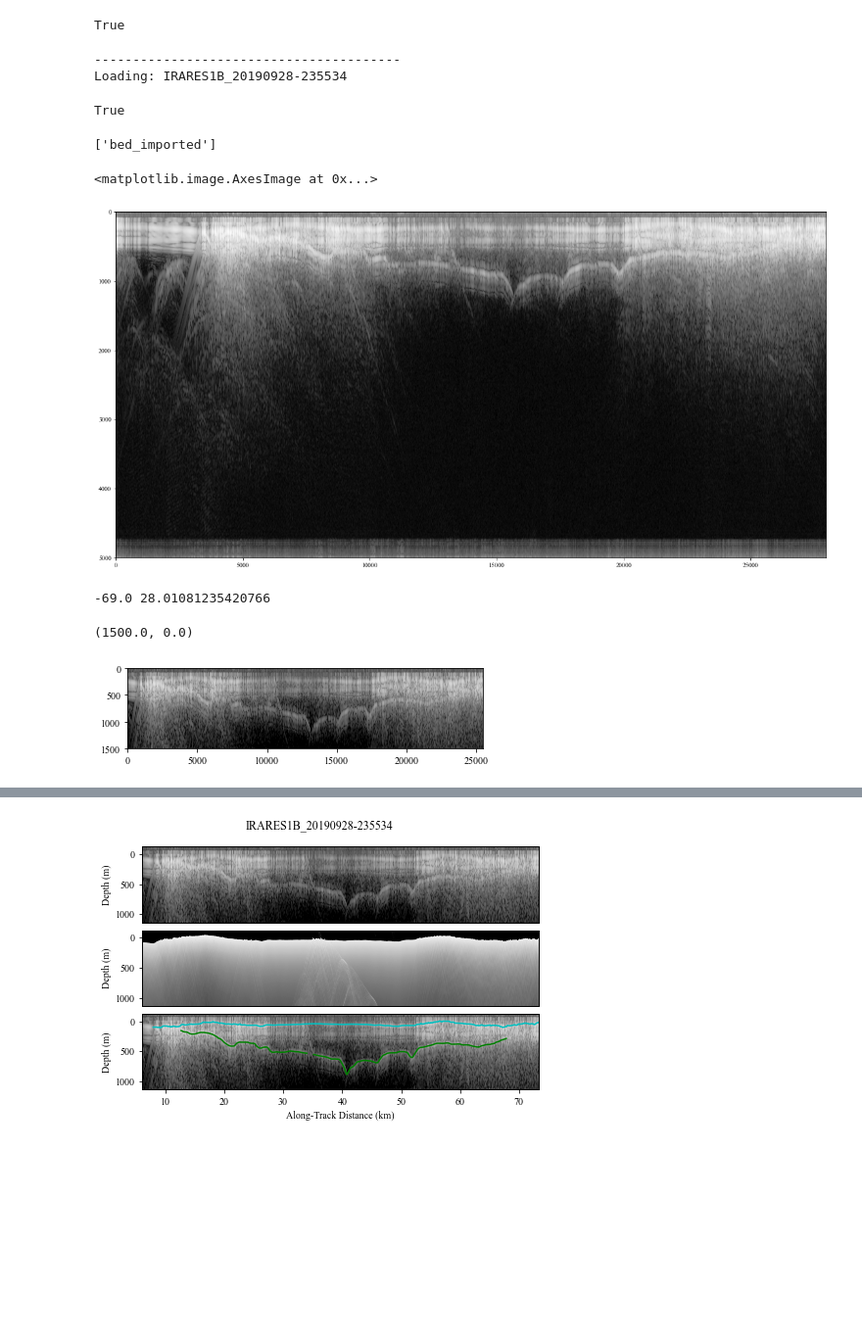
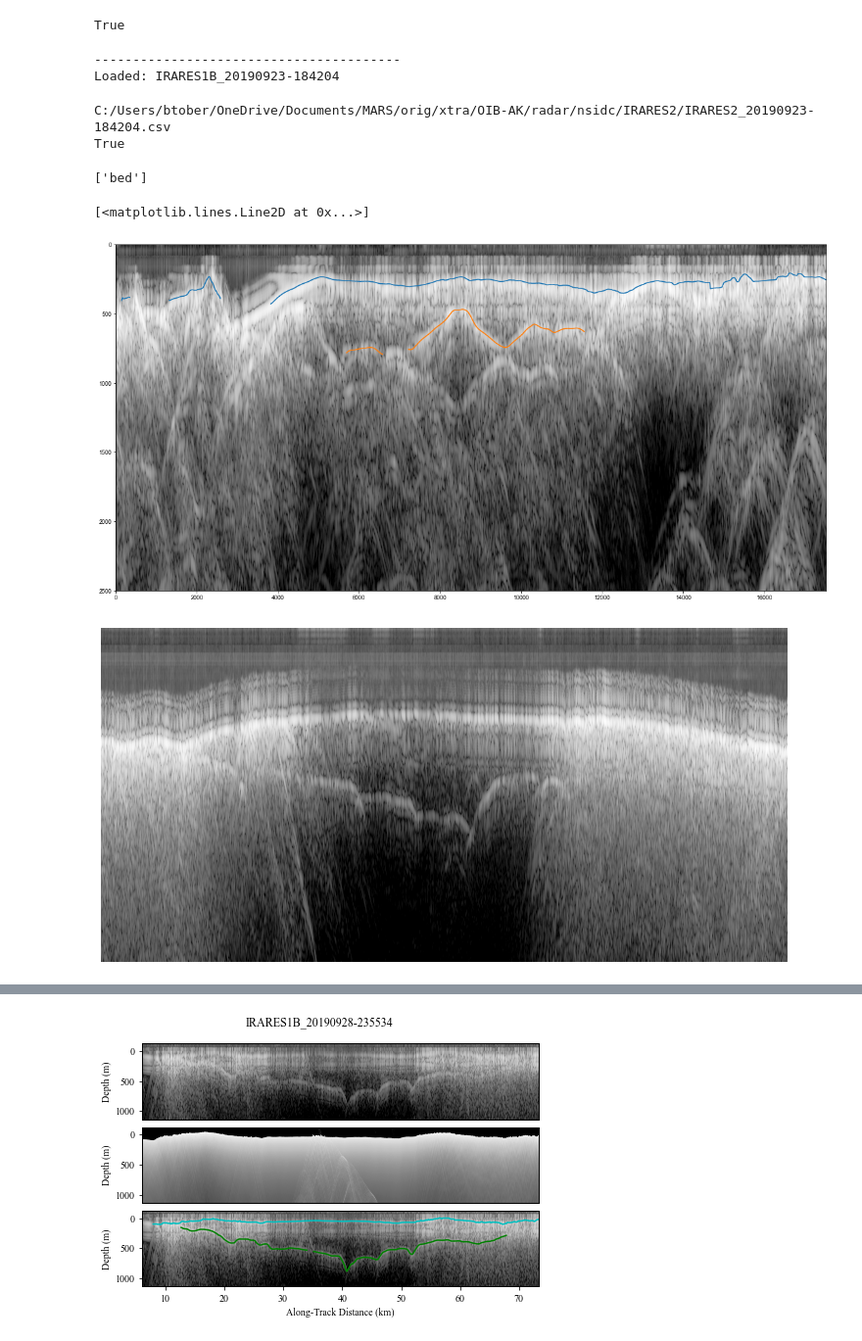
Before and after one commit to btobers/radar_tools, a Jupyter notebook: ragu_rgram.ipynb, the cells around one changed output, grey strips where cells are left out. Shown at 98% size. Drawn from its saved outputs; the diff is of its cells as text; code cells hidden in the pictures; blank space fills up the shorter version.

```diff
--- a/ragu_rgram.ipynb
+++ b/ragu_rgram.ipynb
@@ -30,12 +30,16 @@ sys.path.append("C:/Users/btober/OneDrive - University of Arizona/Documents/code
 from ingest import ingest
 from tools import utils
 %matplotlib inline
-plt.rcParams['figure.figsize'] = [6.5, 6]
-plt.rcParams["font.family"] = "Times New Roman"
+plt.rcParams['figure.figsize'] = [3, 4]
+plt.rcParams["font.family"] = "Arial"
+plt.rcParams["font.size"] = 9
 # %%
 dpath = "C:/Users/btober/OneDrive - University of Arizona/Documents/data/radar/testdata/ares/"
+dpath = "F:/MARS/targ/xped/OIB-AK/radar/2019/hdf5/"
 
-track = "IRARES1B_20190928-235534.h5"
+# track = "IRARES1B_20210513-183506.h5"
+# track = "IRARES1B_20180819-215207.h5"
+track = 'IRARES1B_20190923-184204.h5'
 
 fpath = dpath + track
 print(os.path.isfile(fpath))
@@ -47,4 +51,4 @@ igst = ingest(fpath)
 rdata = igst.read("", navcrs="+proj=longlat +ellps=WGS84 +datum=WGS84 +no_defs", body="earth")
 # %% [output]
 ----------------------------------------
-Loading: IRARES1B_20190928-235534
+Loaded: IRARES1B_20190923-184204
@@ -51,10 +70,13 @@ Loading: IRARES1B_20190928-235534
 # %%
 # import picks
-pk_file = "C:/Users/btober/OneDrive - University of Arizona/Documents/data/radar/IRARES1B/pick/" + track.rstrip(".h5") + "_pk_bst.csv"
+# pk_file = "C:/Users/btober/OneDrive - University of Arizona/Documents/data/radar/IRARES1B/pick/" + track.rstrip(".h5") + "_pk_bst.csv"
+pk_file = "C:/Users/btober/OneDrive/Documents/MARS/orig/xtra/OIB-AK/radar/nsidc/IRARES2/" + track.replace('1B','2')[:-2] + "csv"
+print(pk_file)
 print(os.path.isfile(pk_file))
 igst.import_pick(pk_file, "bst")
 # %% [output]
+C:/Users/btober/OneDrive/Documents/MARS/orig/xtra/OIB-AK/radar/nsidc/IRARES2/IRARES2_20190923-184204.csv
 True
-['bed_imported']
+['bed']
 # %%
 srf_samps = rdata.pick.horizons["srf"]
@@ -70,29 +92,48 @@ vsmax = np.nanmax(rdata.sim)
 extent = [0, rdata.tnum, rdata.snum, 0]
 fig, ax = plt.subplots(figsize=(20,10))
 ax.imshow(rdata.proc.get_curr_dB(), aspect="auto", extent=extent, cmap=cmap, vmin=vdmin, vmax=vdmax)
+ax.set_ylim(2500, 0)
+ax.plot(srf_samps)
+ax.plot(bed_samps)
 # %% [output]
-<matplotlib.image.AxesImage at 0x...>
+[<matplotlib.lines.Line2D at 0x...>]
-[figure, old version]
+[figure, new version]
 # %%
 # plotting parameters - set zoomed extent preferences based on figure above
-tl = 2500  # left trace
+tl = 0  # left trace
 tr = rdata.tnum   # right trace
-sb = 1500   # bottom sample
+sb = 2500   # bottom sample
 st = 0   # top sample
-y_depth_s0 = 150    # sample number to set as zero-depth
+y_depth_s0 = 0#np.nanmean(srf_samps)    # sample number to set as zero-depth
 extent = [-tl, tr-tl, rdata.snum, 0]
 # %%
 # check what figure will look like at specified zoom extent and adjust clim vmin, vmax if necessary
-fig, ax = plt.subplots(figsize=(6.5,1.5))
+fig, ax = plt.subplots(figsize=(10,5))
 vdmin = np.floor(np.nanpercentile(rdata.proc.get_curr_dB(),10))
 vdmax = np.nanmax(rdata.proc.get_curr_dB())
-print(vdmin,vdmax)
-vdmin=-60
-vdmax=50
-ax.imshow(rdata.proc.get_curr_dB(), aspect="auto", extent=extent, cmap=cmap, vmin=vdmin, vmax=vdmax)
-ax.set_xlim(0, tr-tl)
+# vdmax = np.nanpercentile(rdata.proc.get_curr_dB(),99)
+
+ax.imshow(rdata.proc.get_curr_dB(), aspect="auto", extent=extent, cmap="Greys_r", vmin=vdmin, vmax=vdmax)
+# ax.plot(srf_samps,'c')
+ax.set_xlim(tl, tr)
 ax.set_ylim(sb, st)
+ax.get_xaxis().set_visible(False)
+ax.get_yaxis().set_visible(False)
+
+# secaxy = ax.twinx()
+# secaxy.yaxis.set_ticks_position("left")
+# secaxy.yaxis.set_label_position("left")
+# secaxy.set_ylim(utils.twtt2depth((sb - y_depth_s0) * rdata.dt,asep=0),
+#                 -1*utils.twtt2depth(y_depth_s0 * rdata.dt,asep=0))
+# secaxy.set_ylabel("Depth (m)")
+# secaxy.set_yticks([0,500,1000,1500])
+# secaxx = ax.twiny()
+# secaxx.xaxis.set_ticks_position("bottom")
+# secaxx.xaxis.set_label_position("bottom")
+# secaxx.set_xlim(rdata.navdf["dist"].iloc[tl]*1e-3, rdata.navdf["dist"].iloc[tr-1]*1e-3)
+# secaxx.set_xlabel("Along-Track Distance (km)")
+plt.axis('off')
+fig.tight_layout()
+plt.subplots_adjust(wspace=0, hspace=0.1)
 # %% [output]
--69.0 28.01081235420766
-(1500.0, 0.0)
-[figure, old version]
+[figure, new version]
```
Also changed, not shown: parts of 6 cells of this notebook, 10 other files.
